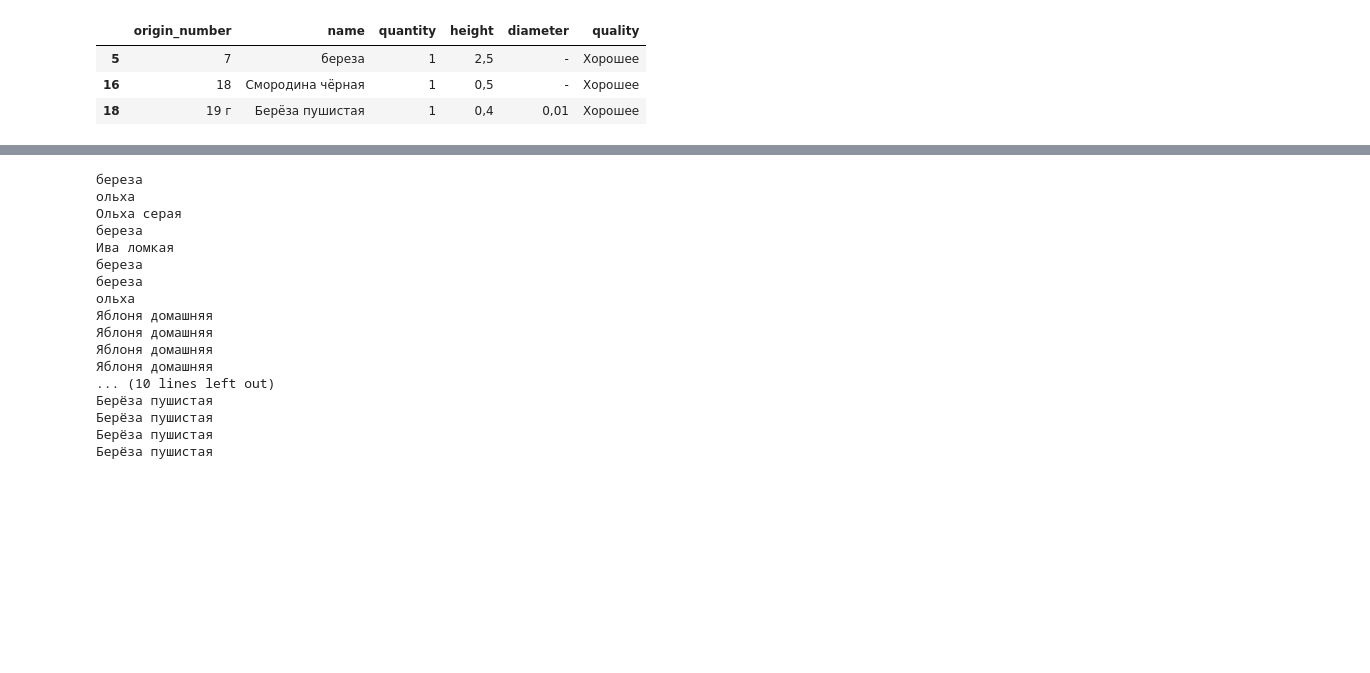
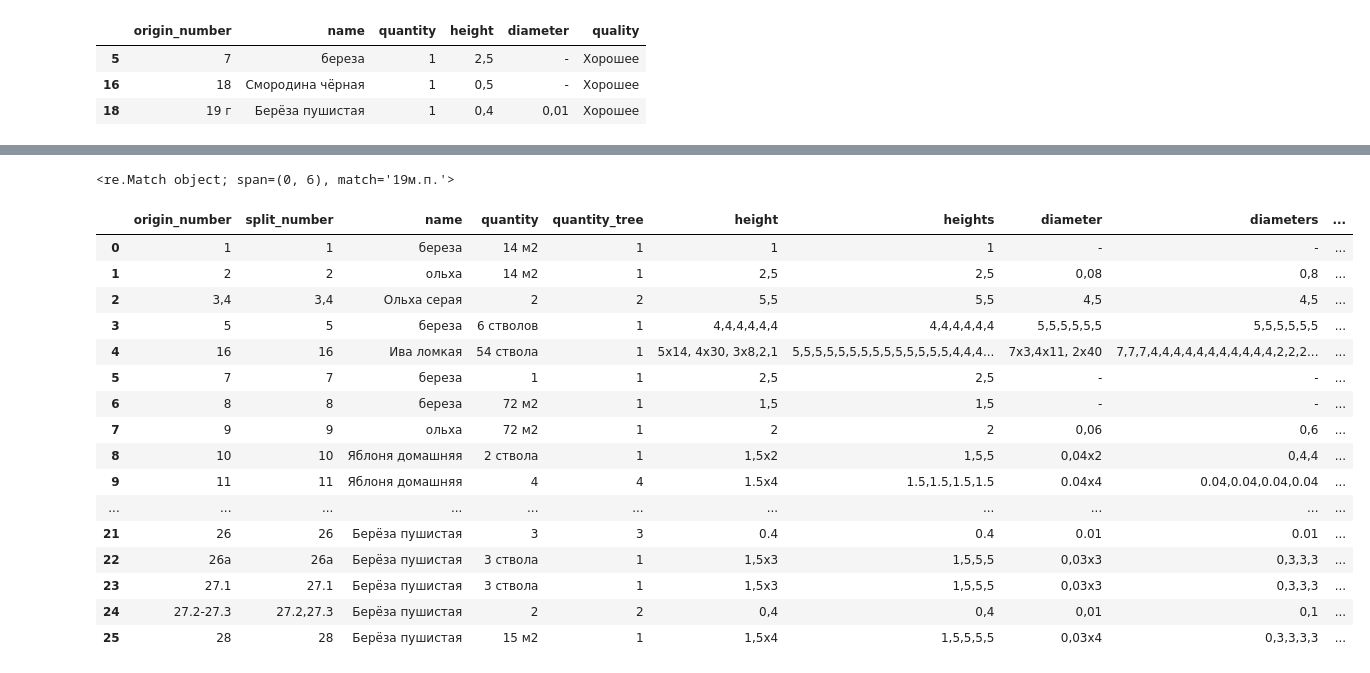
Before and after one commit to maxmyslivets/TaxationMaster, a Jupyter notebook: notebook_drafts/create_taxation_list.ipynb, the cells around one changed output, grey strips where cells are left out. Drawn from its saved outputs; the diff is of its cells as text; code cells hidden in the pictures; blank space fills up the shorter version.

```diff
--- a/notebook_drafts/create_taxation_list.ipynb
+++ b/notebook_drafts/create_taxation_list.ipynb
@@ -166,0 +121,3 @@ def split(series: pd.Series, origin_id: int) -> pd.DataFrame:
+# %%
+for idx, row in table_data_df.iterrows():
+    split(row)
@@ -167,27 +142,45 @@ def split(series: pd.Series, origin_id: int) -> pd.DataFrame:
+# %%
+re.match(r'^\d+\s*м\.?п\.?$', '19м.п.')
+# %% [output]
+<re.Match object; span=(0, 6), match='19м.п.'>
 # %%
 # split_table_dta_df = pd.DataFrame(columns=['origin_id', *table_data_df.columns])
-split_table_dta_df = pd.DataFrame()
+row_dict = {
+    'origin_number': 0,
+    'split_number': 'splitted_numbers',
+    'name': 'name',
+    'quantity': 'quantity',
+    'quantity_tree': str('quantity_tree'),
+    'height': 'height',
+    'heights': str('heights'),
+    'diameter': 'diameter',
+    'diameters': str('diameters'),
+    'quality': 'quality',
+}
+split_table_data_df = pd.DataFrame(columns=[*row_dict.keys()])
+
 
 for idx, row in table_data_df.iterrows():
-    print(row['name'])
-#     split_table_dta_df = pd.concat([split_table_dta_df, split(row, idx)])
-#
-# split_table_dta_df
+    # print(row['name'])
+    # display(split(row))
+    split_table_data_df = pd.concat([split_table_data_df, pd.DataFrame(split(row), index=[idx])])
+
+split_table_data_df
 # %% [output]
-береза
-ольха
-Ольха серая
-береза
-Ива ломкая
-береза
-береза
-ольха
-Яблоня домашняя
-Яблоня домашняя
-Яблоня домашняя
-Яблоня домашняя
-... (10 lines left out)
-Берёза пушистая
-Берёза пушистая
-Берёза пушистая
-Берёза пушистая
+|  | origin_number | split_number | name | quantity | quantity_tree | height | heights | diameter | diameters | ... |
+| 0 | 1 | 1 | береза | 14 м2 | 1 | 1 | 1 | - | - | ... |
+| 1 | 2 | 2 | ольха | 14 м2 | 1 | 2,5 | 2,5 | 0,08 | 0,8 | ... |
+| 2 | 3,4 | 3,4 | Ольха серая | 2 | 2 | 5,5 | 5,5 | 4,5 | 4,5 | ... |
+| 3 | 5 | 5 | береза | 6 стволов | 1 | 4,4,4,4,4,4 | 4,4,4,4,4,4 | 5,5,5,5,5,5 | 5,5,5,5,5,5 | ... |
+| 4 | 16 | 16 | Ива ломкая | 54 ствола | 1 | 5х14, 4х30, 3х8,2,1 | 5,5,5,5,5,5,5,5,5,5,5,5,5,5,4,4,4... | 7х3,4х11, 2х40 | 7,7,7,4,4,4,4,4,4,4,4,4,4,4,2,2,2... | ... |
+| 5 | 7 | 7 | береза | 1 | 1 | 2,5 | 2,5 | - | - | ... |
+| 6 | 8 | 8 | береза | 72 м2 | 1 | 1,5 | 1,5 | - | - | ... |
+| 7 | 9 | 9 | ольха | 72 м2 | 1 | 2 | 2 | 0,06 | 0,6 | ... |
+| 8 | 10 | 10 | Яблоня домашняя | 2 ствола | 1 | 1,5х2 | 1,5,5 | 0,04х2 | 0,4,4 | ... |
+| 9 | 11 | 11 | Яблоня домашняя | 4 | 4 | 1.5х4 | 1.5,1.5,1.5,1.5 | 0.04х4 | 0.04,0.04,0.04,0.04 | ... |
+| ... | ... | ... | ... | ... | ... | ... | ... | ... | ... | ... |
+| 21 | 26 | 26 | Берёза пушистая | 3 | 3 | 0.4 | 0.4 | 0.01 | 0.01 | ... |
+| 22 | 26а | 26а | Берёза пушистая | 3 ствола | 1 | 1,5х3 | 1,5,5,5 | 0,03х3 | 0,3,3,3 | ... |
+| 23 | 27.1 | 27.1 | Берёза пушистая | 3 ствола | 1 | 1,5х3 | 1,5,5,5 | 0,03х3 | 0,3,3,3 | ... |
+| 24 | 27.2-27.3 | 27.2,27.3 | Берёза пушистая | 2 | 2 | 0,4 | 0,4 | 0,01 | 0,1 | ... |
+| 25 | 28 | 28 | Берёза пушистая | 15 м2 | 1 | 1,5х4 | 1,5,5,5,5 | 0,03х4 | 0,3,3,3,3 | ... |
```
Also changed, not shown: parts of 4 cells of this notebook, 17 other files.
